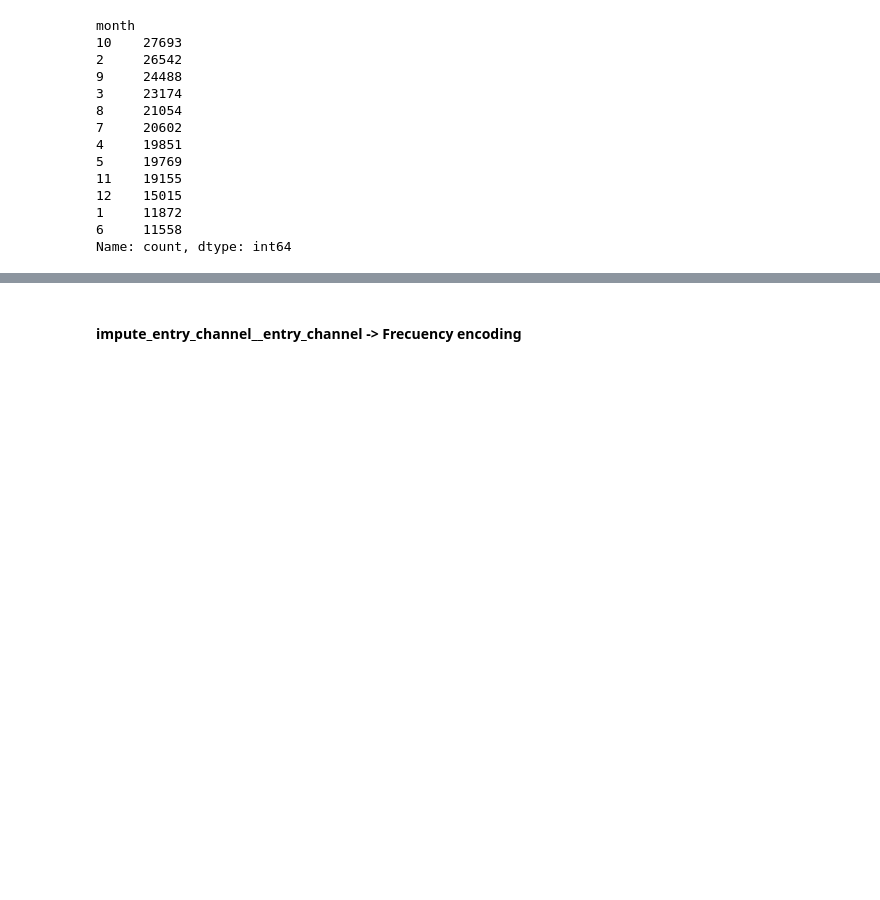
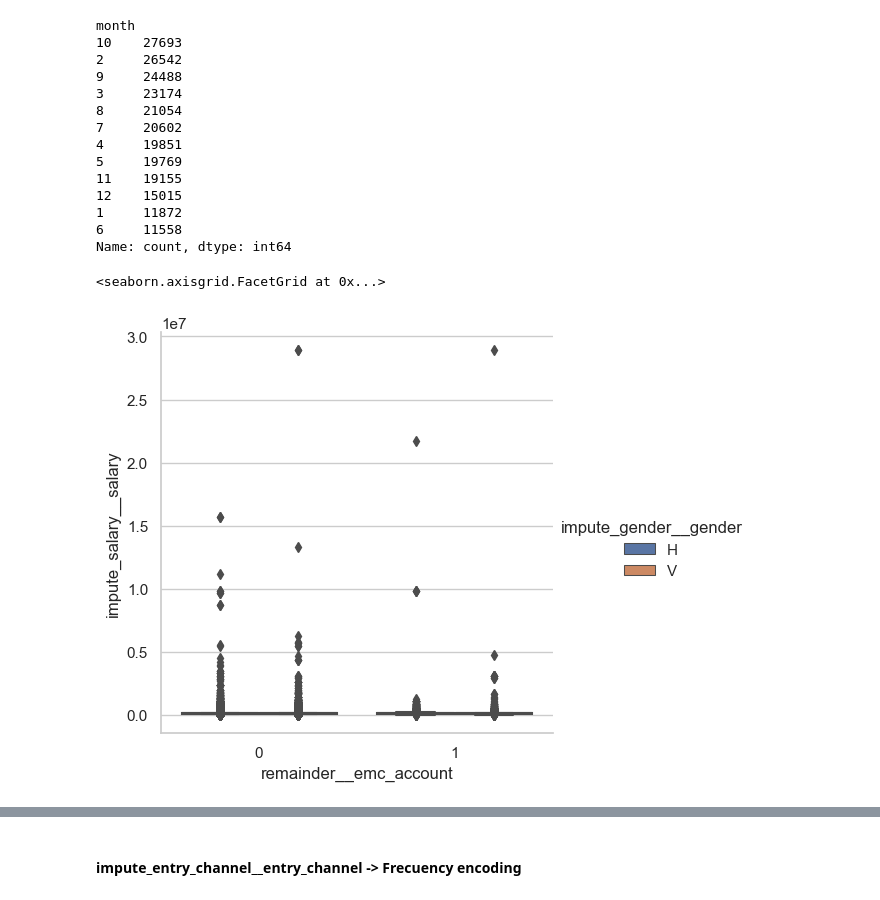
Before and after one commit to Sergiochueco/Propensity_model_purchase, a Jupyter notebook: raw data.ipynb, the cells around one changed output, grey strips where cells are left out. Saved outputs shown, nothing was run; the diff lists cells and outputs as text; code cells hidden in the pictures; blank space fills up the shorter version.

Commit message:
añadir eda variables, hay que cambiarlo a antes del imputer

```diff
--- a/raw data.ipynb
+++ b/raw data.ipynb
@@ -1304,3 +1304,8 @@ month
 1     11872
 6     11558
 Name: count, dtype: int64
+# %%
+sns.catplot(data = X_,x = "remainder__emc_account",y = "impute_salary__salary",kind = "box",hue = "impute_gender__gender")
+# %% [output]
+<seaborn.axisgrid.FacetGrid at 0x...>
+[figure, added]
```
Also changed, not shown: parts of 9 cells of this notebook, 1 other file.
